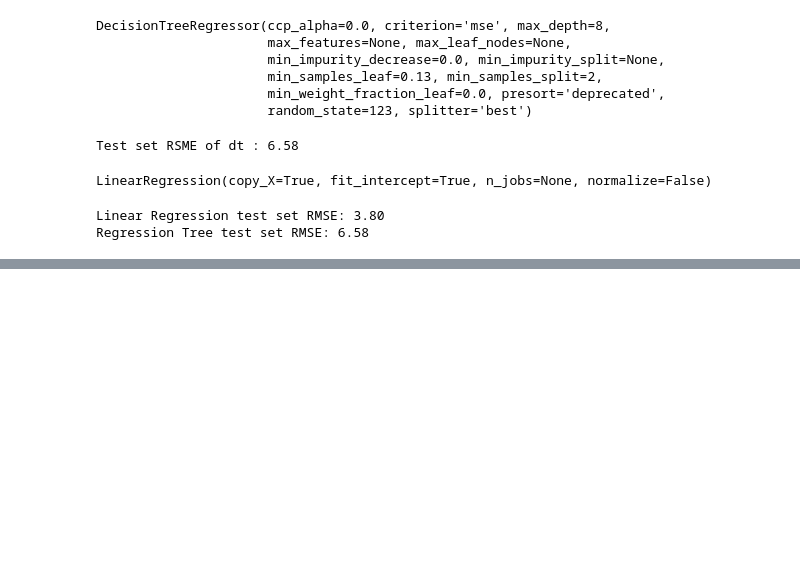
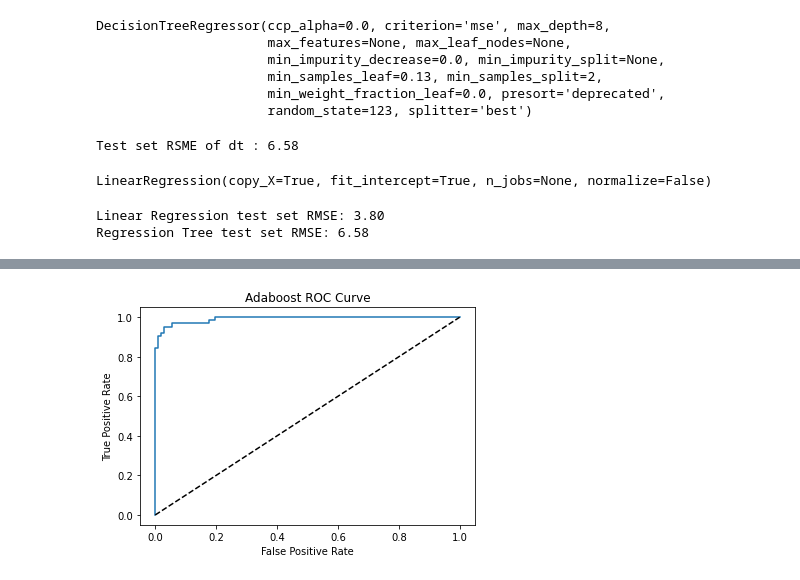
Before and after one commit to Ranjankraj/Public, a Jupyter notebook: ML_L2.ipynb, the cells around one changed output, grey strips where cells are left out. Drawn from its saved outputs; the diff is of its cells as text; code cells hidden in the pictures; blank space fills up the shorter version.

```diff
--- a/ML_L2.ipynb
+++ b/ML_L2.ipynb
@@ -307,0 +446,23 @@ Regression Tree test set RMSE: 6.58
+# %%
+from sklearn.ensemble import AdaBoostClassifier
+from sklearn.tree import DecisionTreeClassifier
+from sklearn.metrics import roc_auc_score
+from sklearn.model_selection import train_test_split
+
+SEED=123
+
+
+X = cancer_data.drop(['diagnosis', 'id'], axis=1)
+# Select the diagnosis as a label
+y = cancer_data.diagnosis
+X_train, X_test, y_train, y_test = train_test_split(X, y, test_size=0.3, stratify=y, random_state=SEED)
+# %%
+dt = DecisionTreeClassifier(max_depth=1, random_state=SEED)
+
+adb_clf = AdaBoostClassifier(base_estimator=dt, n_estimators=100)
+
+adb_clf.fit(X_train, y_train)
+
+y_pred_proba = adb_clf.predict_proba(X_test)[:,1]
+
+adb_clf_roc_auc_score = roc_auc_score(y_test, y_pred_proba)
@@ -307,0 +473,15 @@ Regression Tree test set RMSE: 6.58
+# %%
+from sklearn.metrics import roc_curve
+
+fper, tper, threshold = roc_curve(y_test, y_pred_proba)
+
+plt.plot(fper, tper)
+plt.plot([0,1], [0,1], 'k--')
+
+plt.xlabel('False Positive Rate')
+plt.ylabel('True Positive Rate')
+plt.title('Adaboost ROC Curve')
+
+plt.show()
+# %% [output]
+[figure, added]
```
Also changed, not shown: parts of 17 cells of this notebook.
